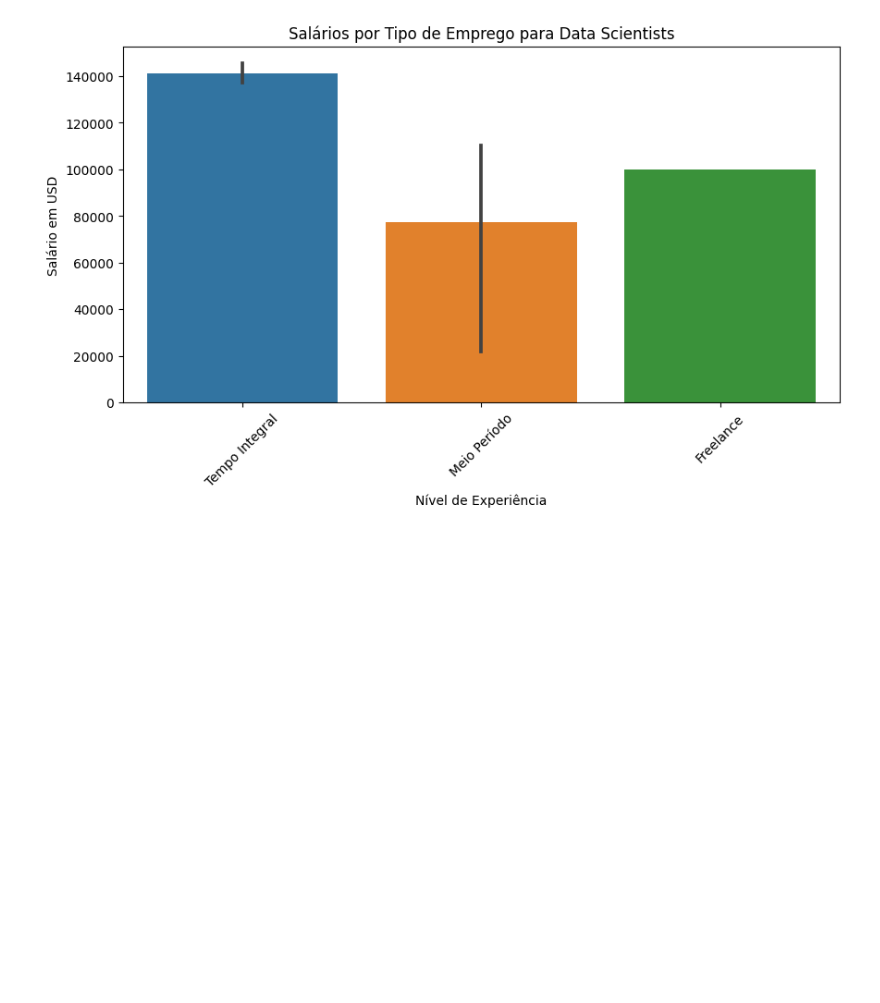
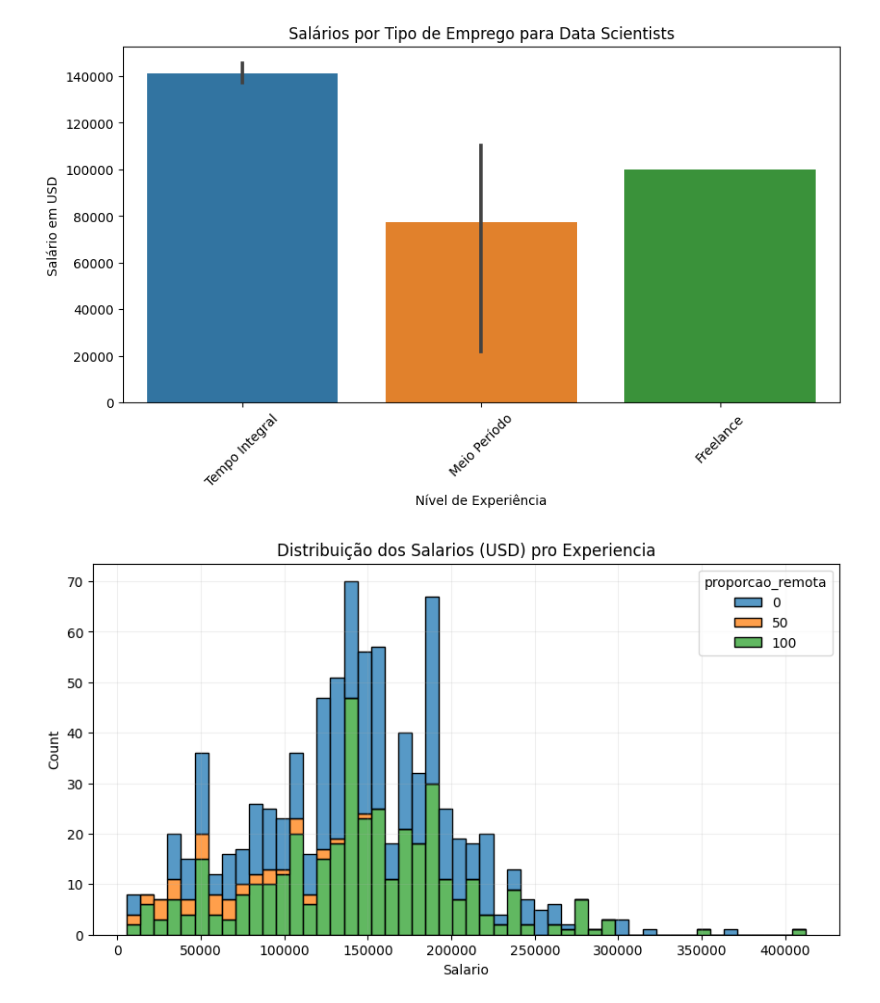
Before and after one commit to jaisson-italo/ds_salary_machine_learning_I, a Jupyter notebook: projeto_ml.ipynb, the cells around one changed output. Drawn from its saved outputs; the diff is of its cells as text; code cells hidden in the pictures; blank space fills up the shorter version.

Commit message:
Salario (USD) por Proporcão de trabalho Remoto

```diff
--- a/projeto_ml.ipynb
+++ b/projeto_ml.ipynb
@@ -249,3 +249,16 @@ plt.xticks(rotation=45)
 plt.show()
 # %% [output]
 [figure]
+# %%
+# Analisando distribuição do Salario (USD) por Proporcão de trabalho Remoto
+plt.figure(figsize = (10, 5))
+
+sns.histplot(x = 'salario_em_usd', hue = 'proporcao_remota', multiple = 'stack', palette='tab10', bins = 50, data = data_scientist_df)
+
+plt.grid(alpha = 0.2)
+plt.title('Distribuição dos Salarios (USD) pro Experiencia')
+plt.xlabel('Salario')
+plt.ylabel('Count')
+plt.show()
+# %% [output]
+[figure, added]
```
